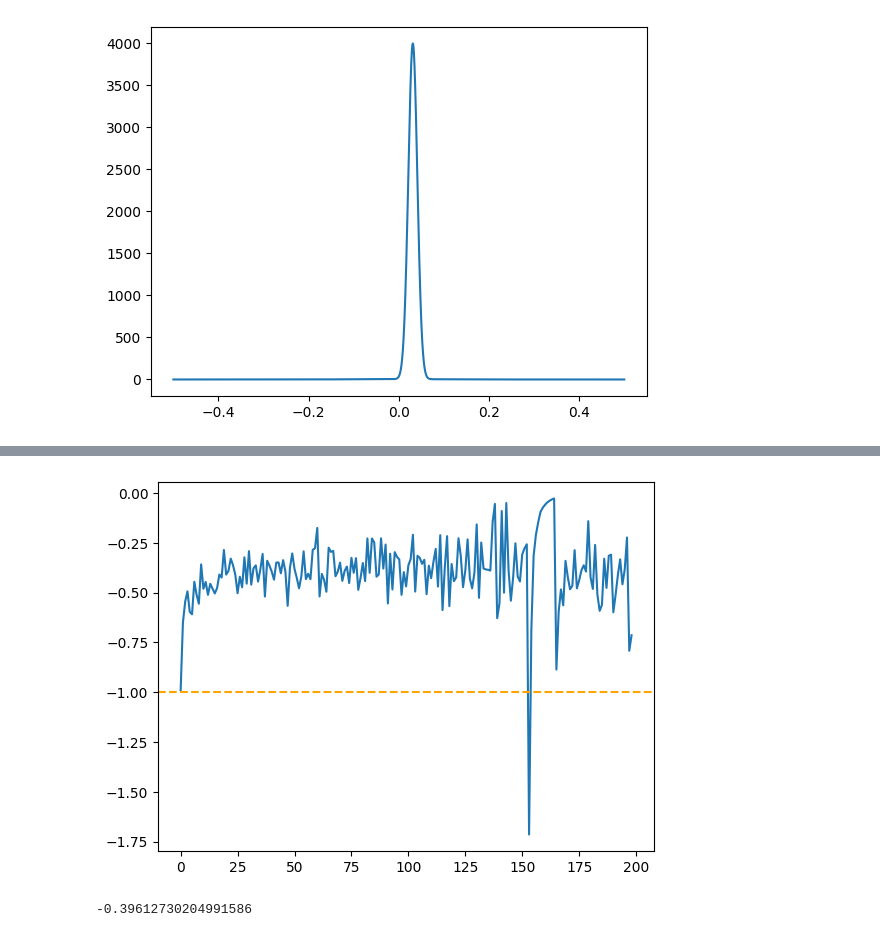
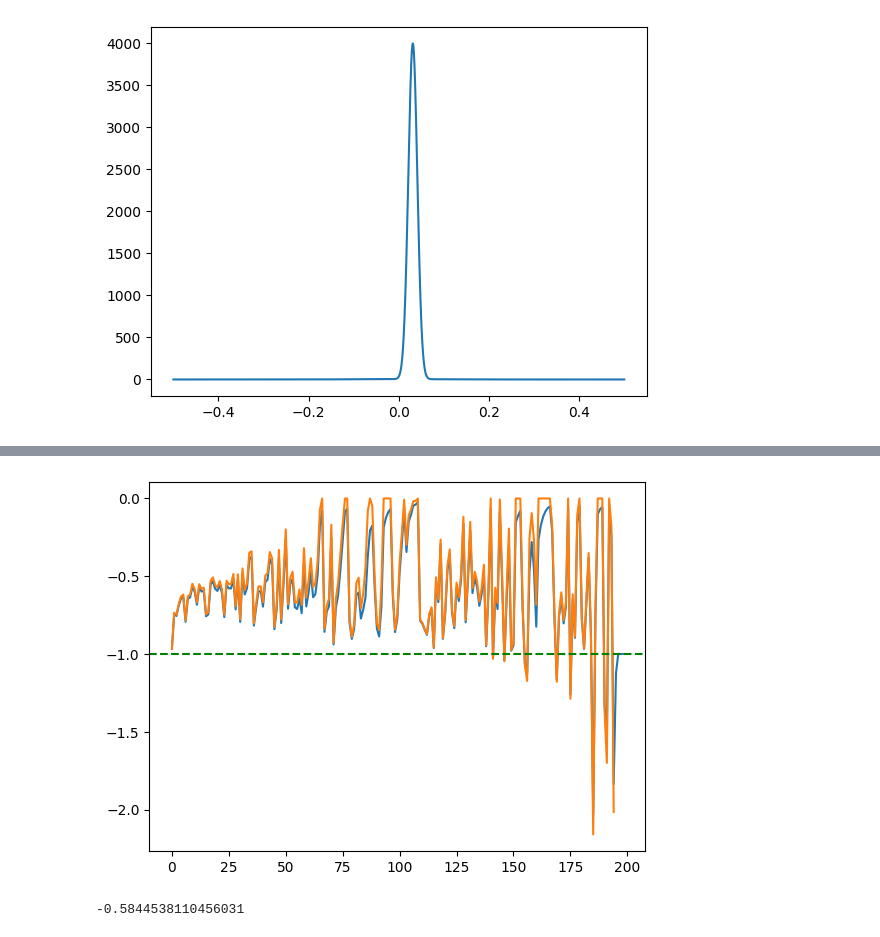
Before and after one commit to thomas-egg/nested_sampling, a Jupyter notebook: examples/spike_slab/sandbox.ipynb, the cells around one changed output, grey strips where cells are left out. Saved outputs shown, nothing was run; the diff lists cells and outputs as text; code cells hidden in the pictures.

```diff
--- a/examples/spike_slab/sandbox.ipynb
+++ b/examples/spike_slab/sandbox.ipynb
@@ -48,12 +48,14 @@ plt.show()
 # %%
 list_levels = [levels.get_level(i) for i in range(levels.max_J)]
 Xs = np.array([level.get_log_X for level in list_levels])
 y = Xs[1:] - Xs[:-1]
+y_prime = [np.log(levels.get_level(i).exceeds / levels.get_level(i).visits_x_adj) for i in range(len(list_levels))]
 x = range(len(y))
 plt.plot(x, y)
-plt.axhline(y=-1.0,linestyle='--', color='orange')
+plt.plot(y_prime)
+plt.axhline(y=-1.0,linestyle='--', color='green')
 plt.show()
 print(np.mean(y))
 # %% [output]
-[figure, old version]
+[figure, new version]
--0.39612730204991586
+-0.5844538110456031
```
Also changed, not shown: parts of 10 cells of this notebook, 4 other files.
